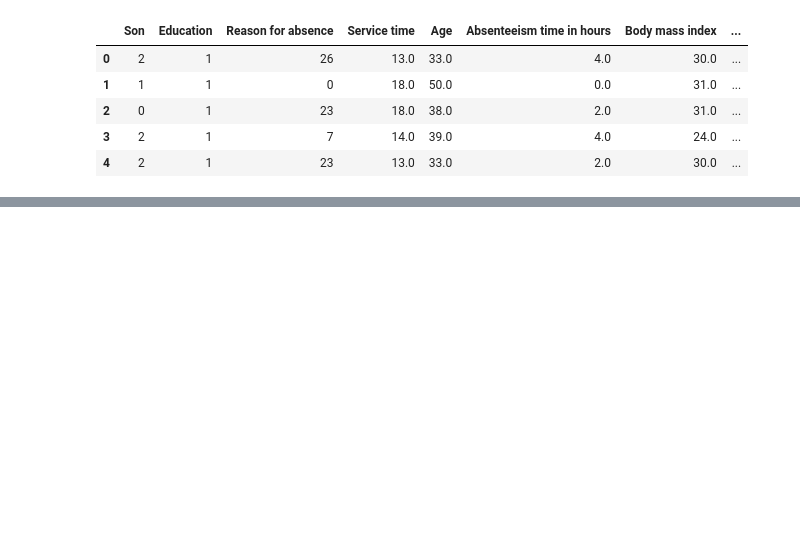
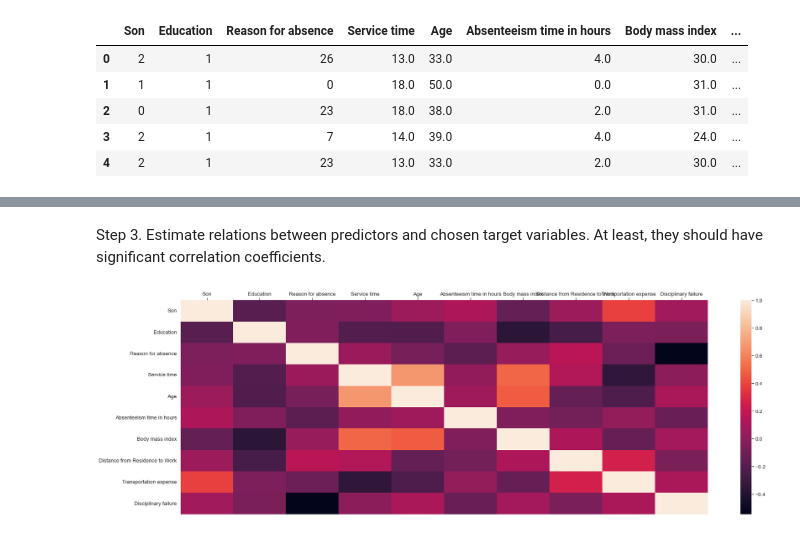
Before and after one commit to Deadvitekchpool/M-M-MSA, a Jupyter notebook: Lab3/Lab3.ipynb, the cells around one changed output, grey strips where cells are left out. Drawn from its saved outputs; the diff is of its cells as text; code cells hidden in the pictures; blank space fills up the shorter version.

```diff
--- a/Lab3/Lab3.ipynb
+++ b/Lab3/Lab3.ipynb
@@ -64,0 +72,8 @@ ax2.legend(["Real", "Real KDE", "Sampled", "Sampled KDE"])
+# %% [markdown]
+Step 3. Estimate relations between predictors and chosen target variables. At least, they
+should have significant correlation coefficients.
+# %%
+corrmat = data.corr()
+sb.heatmap(corrmat, vmax=1., square=False).xaxis.tick_top()
+# %% [output]
+[figure, added]
```
Also changed, not shown: parts of 3 cells of this notebook, 10 other files.
